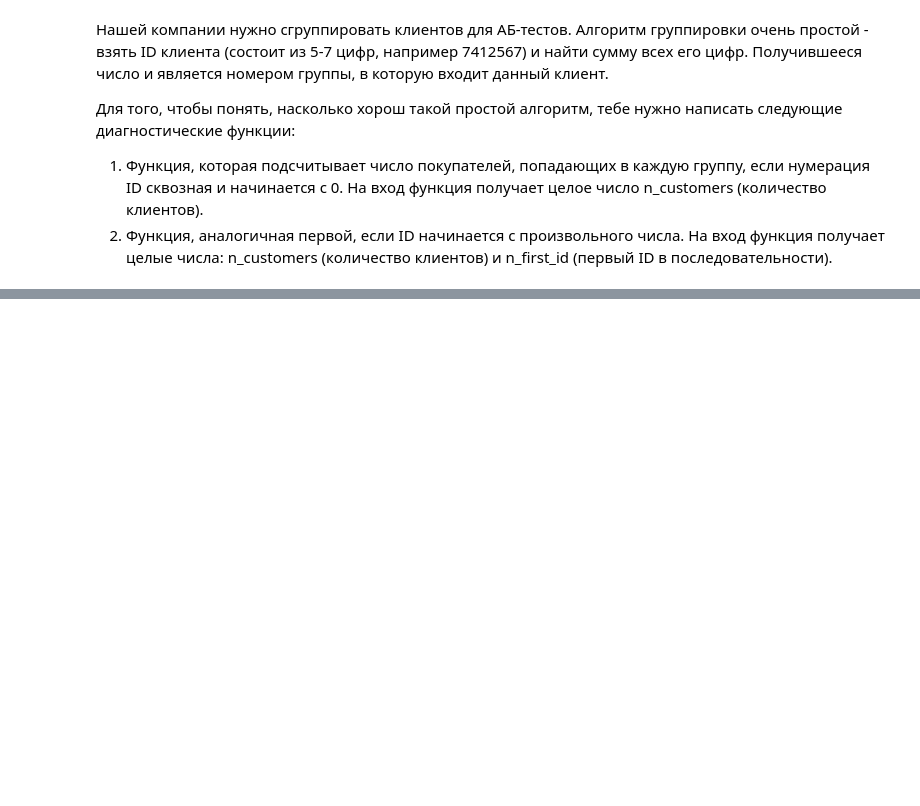
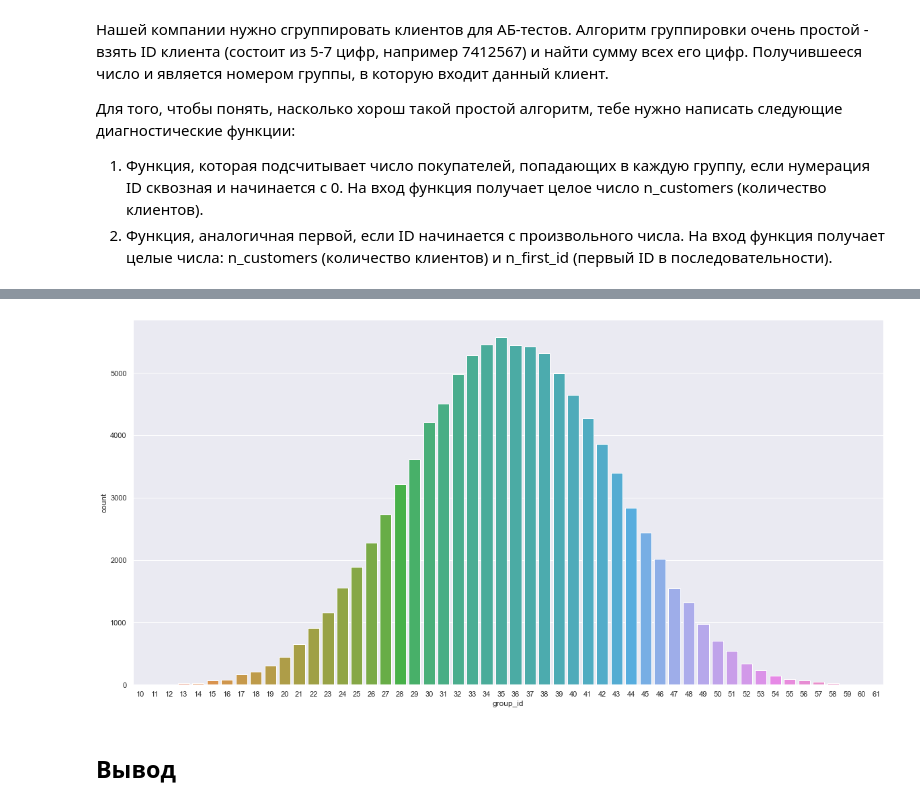
Before and after one commit to Ea5yBreezy/For-work, a Jupyter notebook: Untitled-1.ipynb, the cells around one changed output, grey strips where cells are left out. Cells and saved outputs as stored; diff of their text form; code cells hidden in the pictures; blank space fills up the shorter version.

```diff
--- a/Untitled-1.ipynb
+++ b/Untitled-1.ipynb
@@ -60,0 +76,10 @@ data_2.head()
+# %%
+data_2 = data_2.reset_index()
+# %%
+sns.barplot(data = data_2, x = 'group_id', y = 'count')
+sns.set(rc={'figure.figsize':(20,10)})
+None
+# %% [output]
+[figure, added]
+# %% [markdown]
+## Вывод
```
Also changed, not shown: parts of 32 cells of this notebook.
